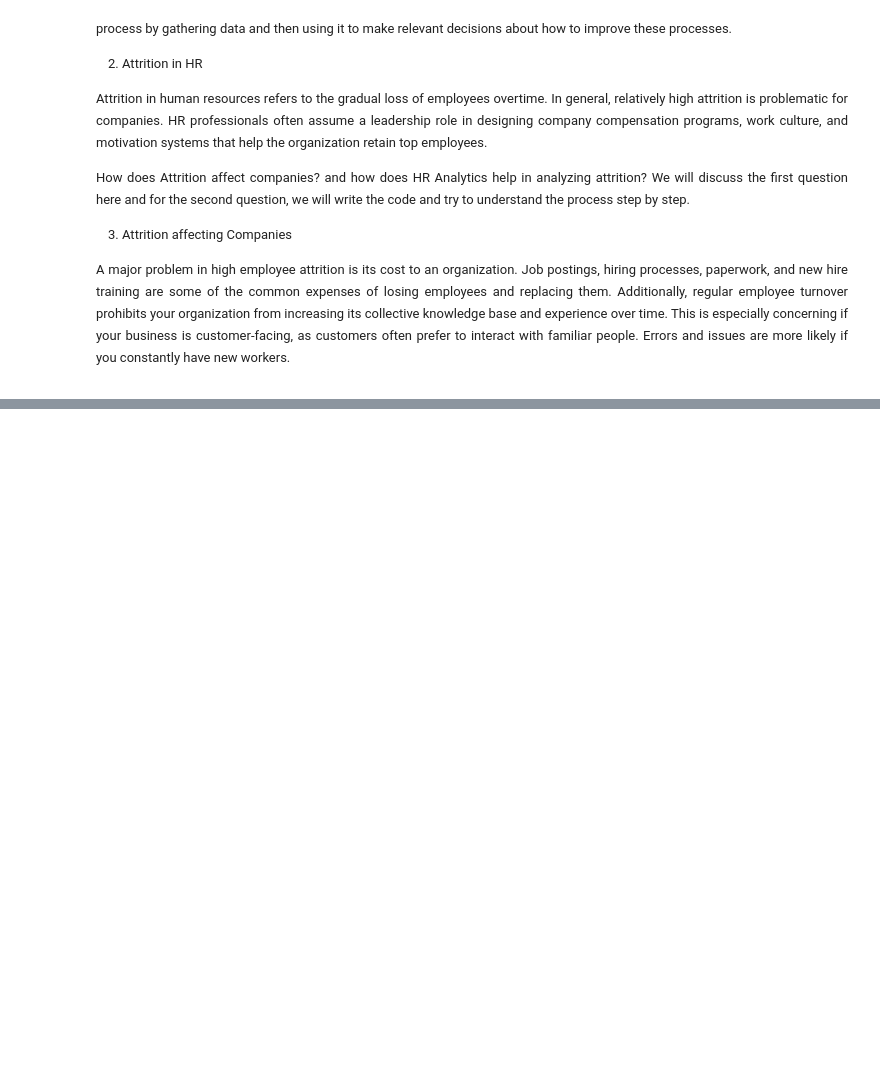
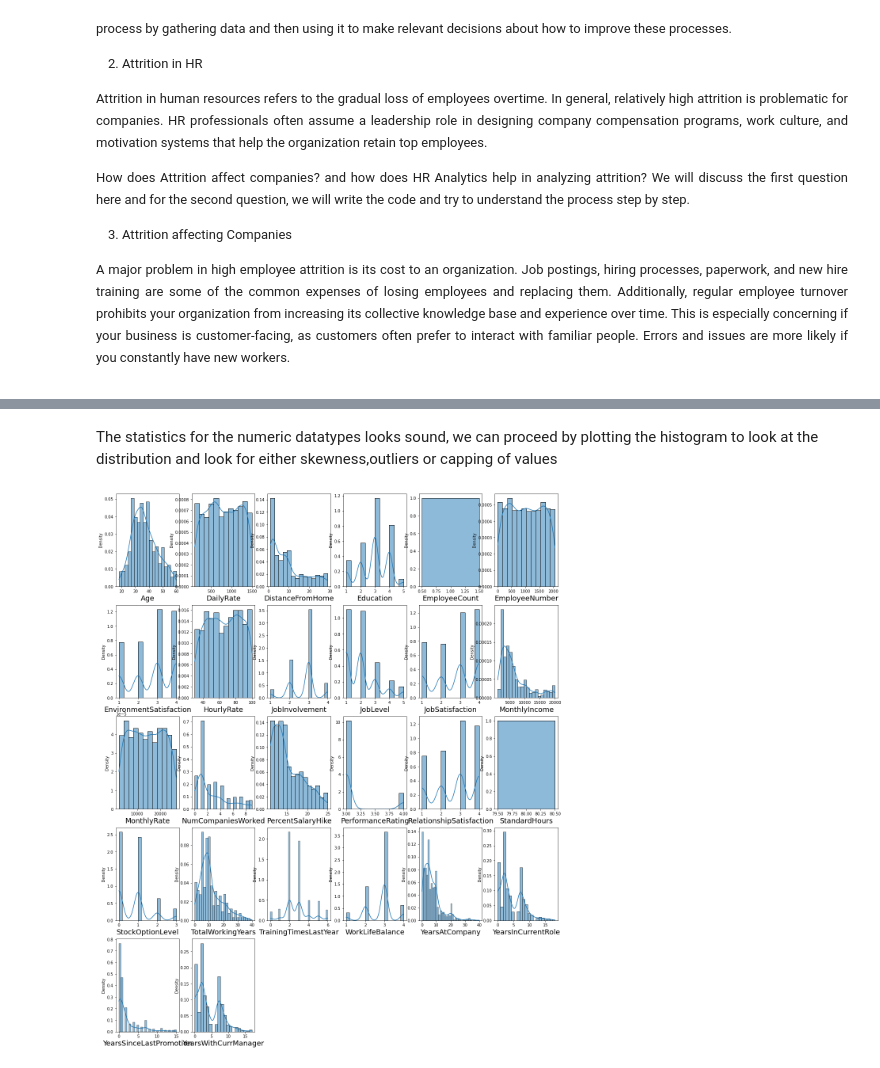
Before and after one commit to zobekenobe/DT-Evaluation-Project, a Jupyter notebook: Project 2.ipynb, the cells around one changed output, grey strips where cells are left out. Cells and saved outputs as stored; diff of their text form; code cells hidden in the pictures; blank space fills up the shorter version.

```diff
--- a/Project 2.ipynb
+++ b/Project 2.ipynb
@@ -57,0 +124,2 @@ df = pd.read_csv('HR-Employee-Attrition.csv')
+# %% [markdown]
+The statistics for the numeric datatypes looks sound, we can proceed by plotting the histogram to look at the distribution and look for either skewness,outliers or capping of values
@@ -57,0 +128,13 @@ df = pd.read_csv('HR-Employee-Attrition.csv')
+# %%
+plt.figure(figsize = (20,25))
+plotnumber = 1
+for col in df.columns:
+    if is_numeric_dtype(df[col]):
+        if plotnumber < 30:
+            plt.subplot(5,6, plotnumber)
+            sns.histplot(df[col], kde = True, stat = 'density')
+            plt.xlabel(col, fontsize = 18)
+        plotnumber += 1
+plt.show()
+# %% [output]
+[figure, added]
```
Also changed, not shown: parts of 37 cells of this notebook.
